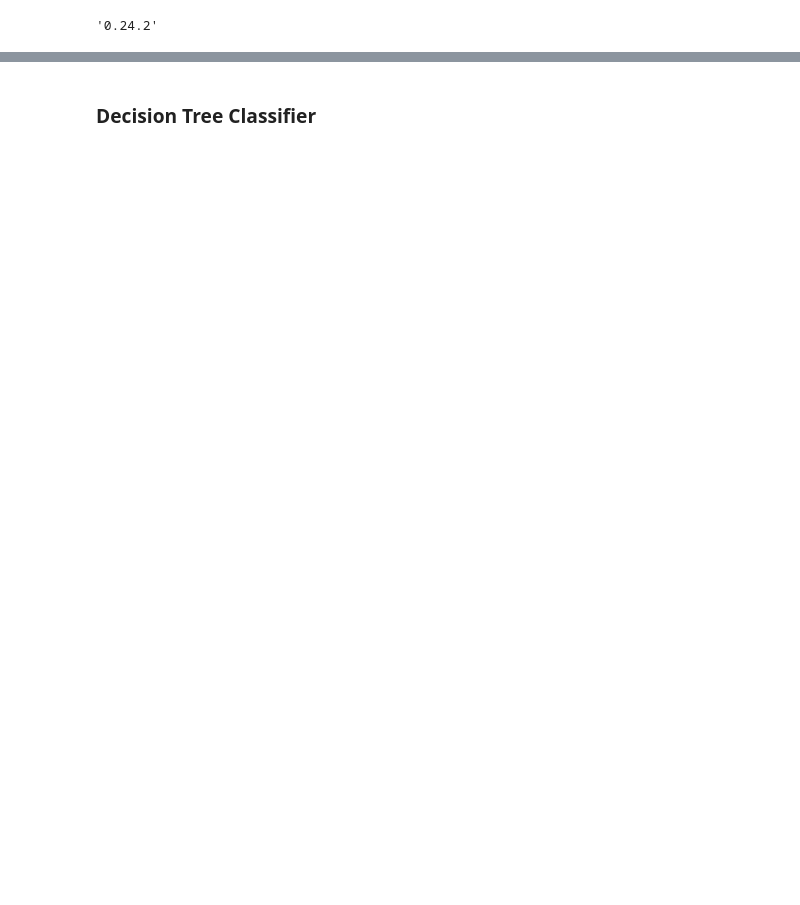
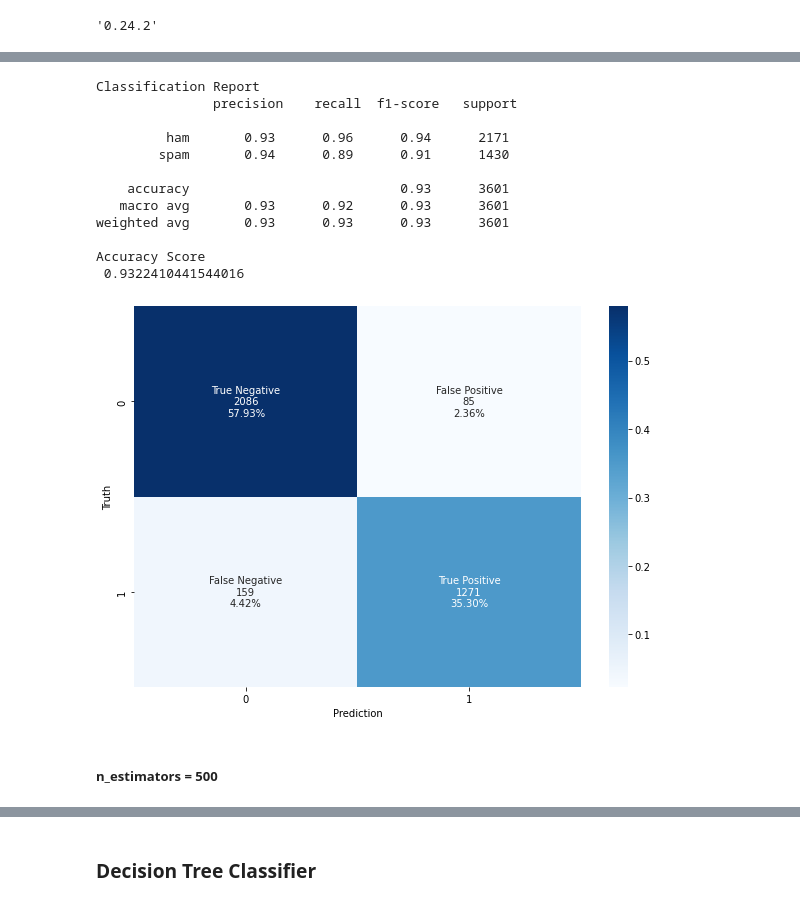
Before and after one commit to BbBot64/Statistics_for_Data_Science, a Jupyter notebook: Project_01/spam_initial_analysis.ipynb, the cells around one changed output, grey strips where cells are left out. Drawn from its saved outputs; the diff is of its cells as text; code cells hidden in the pictures; blank space fills up the shorter version.

```diff
--- a/Project_01/spam_initial_analysis.ipynb
+++ b/Project_01/spam_initial_analysis.ipynb
@@ -213,0 +316,24 @@ def rate_classifier(test_target_data, test_target_predict):
+# %%
+estimators_100_random_forest = RandomForestClassifier(n_estimators=100)
+# %%
+estimators_100_random_forest = estimators_100_random_forest.fit(spam_train_data, spam_train_target)
+# %%
+estimators_100_random_forest_predict = estimators_100_random_forest.predict(spam_test_data)
+# %%
+rate_classifier(spam_test_target, estimators_100_random_forest_predict)
+# %% [output]
+Classification Report
+               precision    recall  f1-score   support
+
+         ham       0.93      0.96      0.94      2171
+        spam       0.94      0.89      0.91      1430
+
+    accuracy                           0.93      3601
+   macro avg       0.93      0.92      0.93      3601
+weighted avg       0.93      0.93      0.93      3601
+
+Accuracy Score
+ 0.9322410441544016
+[figure, added]
+# %% [markdown]
+##### n_estimators = 500
```
Also changed, not shown: parts of 106 cells of this notebook.
